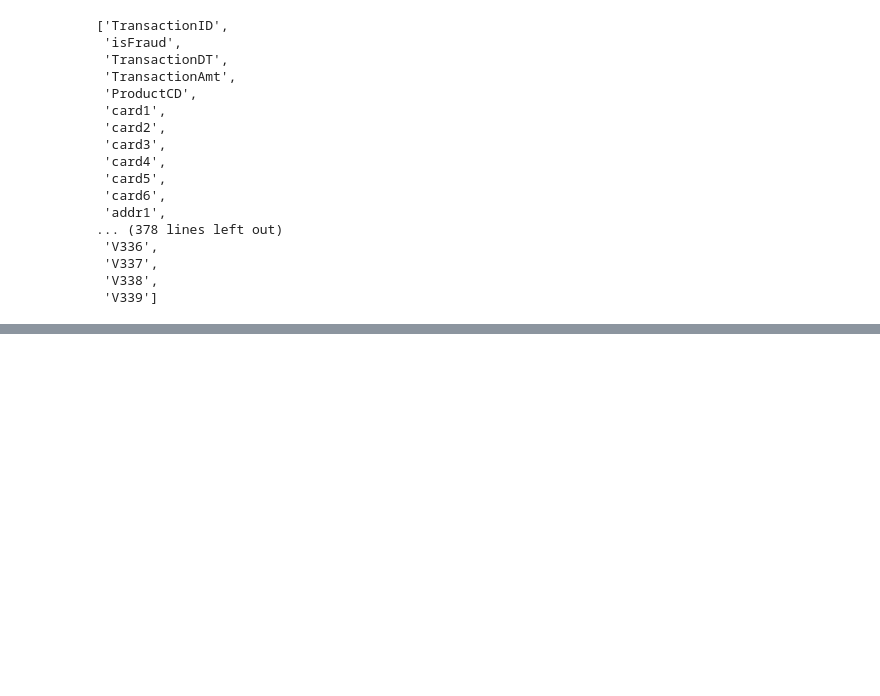
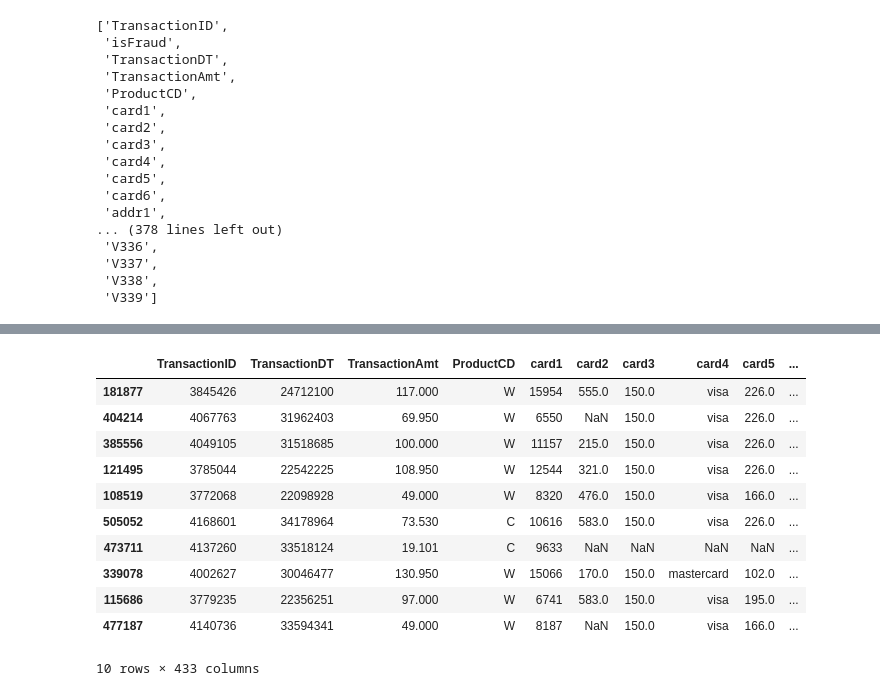
Before and after one commit to Nikhil09052007/Fraud_Detection_Model, a Jupyter notebook: notebooks/01_data_ingestion.ipynb, the cells around one changed output, grey strips where cells are left out. Saved outputs shown, nothing was run; the diff lists cells and outputs as text; code cells hidden in the pictures; blank space fills up the shorter version.

```diff
--- a/notebooks/01_data_ingestion.ipynb
+++ b/notebooks/01_data_ingestion.ipynb
@@ -91,0 +235,17 @@ train_transaction.columns.tolist()
+# %%
+test = test_transaction.merge(test_identity,on='TransactionID',how='left')
+# %%
+test.sample(10)
+# %% [output]
+|  | TransactionID | TransactionDT | TransactionAmt | ProductCD | card1 | card2 | card3 | card4 | card5 | ... |
+| 181877 | 3845426 | 24712100 | 117.000 | W | 15954 | 555.0 | 150.0 | visa | 226.0 | ... |
+| 404214 | 4067763 | 31962403 | 69.950 | W | 6550 | NaN | 150.0 | visa | 226.0 | ... |
+| 385556 | 4049105 | 31518685 | 100.000 | W | 11157 | 215.0 | 150.0 | visa | 226.0 | ... |
+| 121495 | 3785044 | 22542225 | 108.950 | W | 12544 | 321.0 | 150.0 | visa | 226.0 | ... |
+| 108519 | 3772068 | 22098928 | 49.000 | W | 8320 | 476.0 | 150.0 | visa | 166.0 | ... |
+| 505052 | 4168601 | 34178964 | 73.530 | C | 10616 | 583.0 | 150.0 | visa | 226.0 | ... |
+| 473711 | 4137260 | 33518124 | 19.101 | C | 9633 | NaN | NaN | NaN | NaN | ... |
+| 339078 | 4002627 | 30046477 | 130.950 | W | 15066 | 170.0 | 150.0 | mastercard | 102.0 | ... |
+| 115686 | 3779235 | 22356251 | 97.000 | W | 6741 | 583.0 | 150.0 | visa | 195.0 | ... |
+| 477187 | 4140736 | 33594341 | 49.000 | W | 8187 | NaN | 150.0 | visa | 166.0 | ... |
+10 rows × 433 columns
```
Also changed, not shown: parts of 17 cells of this notebook.
